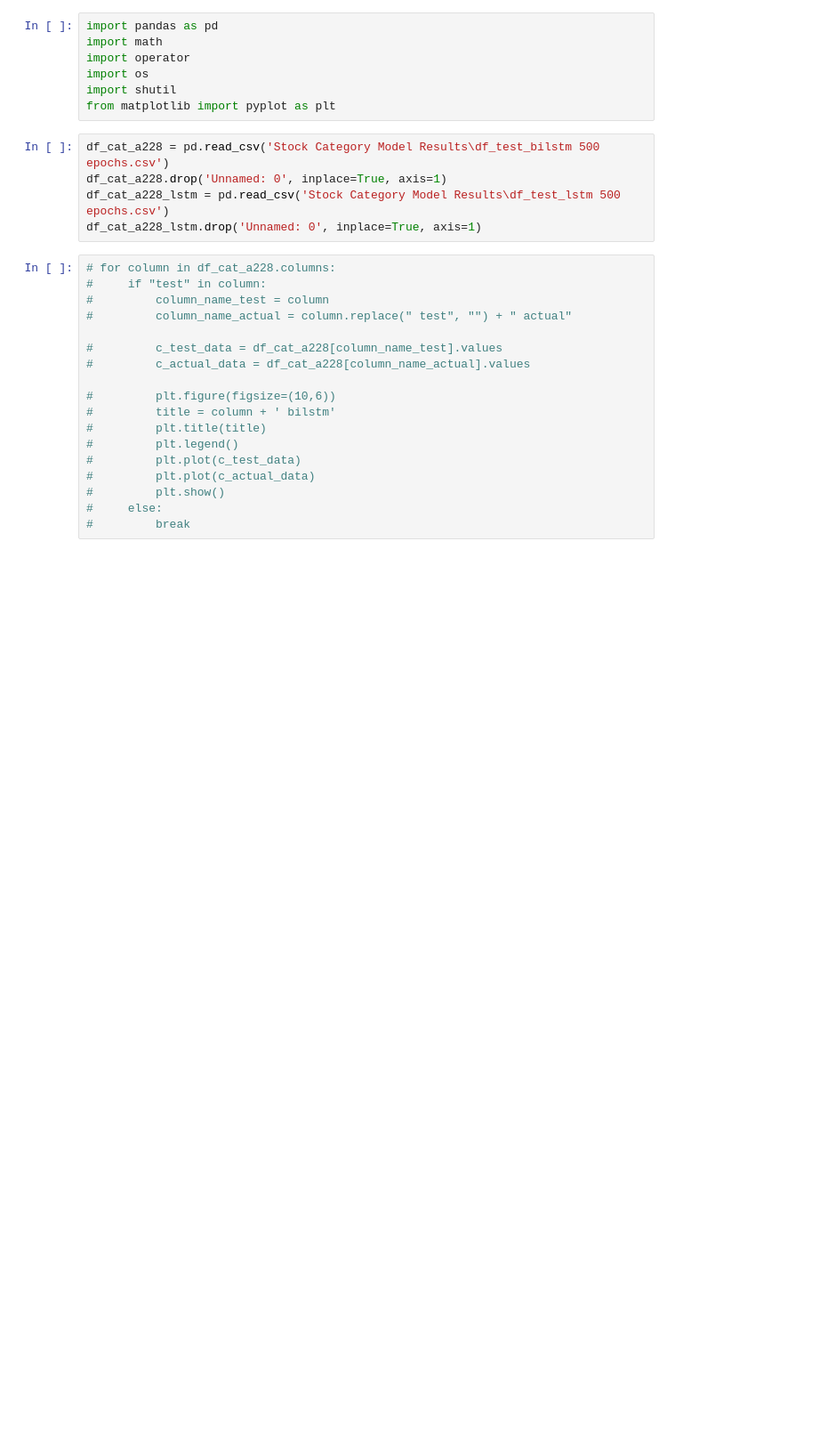
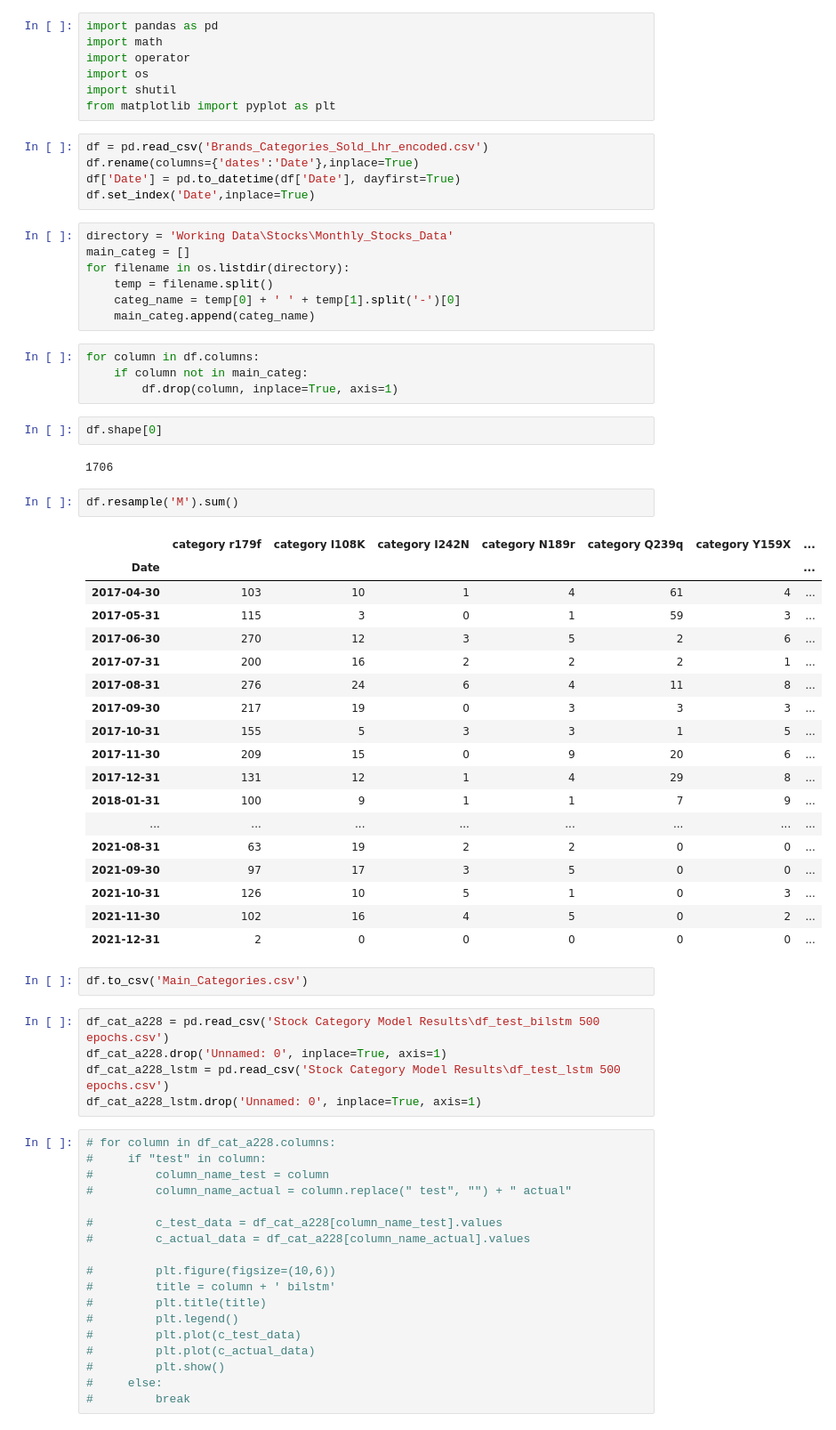
Before and after one commit to hn05012/Capstone-Project-Sales-and-Stock-forecasting, a Jupyter notebook: Rough work/EDA_stocks.ipynb, the cells around one changed output. Shown: that part at 89% size. Saved outputs shown, nothing was run; the diff lists cells and outputs as text; blank space fills up the shorter version.

Commit message:
main categories file created

```diff
--- a/Rough work/EDA_stocks.ipynb
+++ b/Rough work/EDA_stocks.ipynb
@@ -5,6 +5,49 @@ import operator
 import os
 import shutil
 from matplotlib import pyplot as plt
+# %%
+df = pd.read_csv('Brands_Categories_Sold_Lhr_encoded.csv')
+df.rename(columns={'dates':'Date'},inplace=True)
+df['Date'] = pd.to_datetime(df['Date'], dayfirst=True)
+df.set_index('Date',inplace=True)
+# %%
+directory = 'Working Data\Stocks\Monthly_Stocks_Data'
+main_categ = []
+for filename in os.listdir(directory):
+    temp = filename.split()
+    categ_name = temp[0] + ' ' + temp[1].split('-')[0]
+    main_categ.append(categ_name)
+# %%
+for column in df.columns:
+    if column not in main_categ:
+        df.drop(column, inplace=True, axis=1)
+# %%
+df.shape[0]
+# %% [output]
+1706
+# %%
+df.resample('M').sum()
+# %% [output]
+|  | category r179f | category I108K | category I242N | category N189r | category Q239q | category Y159X | ... |
+| Date |  |  |  |  |  |  | ... |
+| 2017-04-30 | 103 | 10 | 1 | 4 | 61 | 4 | ... |
+| 2017-05-31 | 115 | 3 | 0 | 1 | 59 | 3 | ... |
+| 2017-06-30 | 270 | 12 | 3 | 5 | 2 | 6 | ... |
+| 2017-07-31 | 200 | 16 | 2 | 2 | 2 | 1 | ... |
+| 2017-08-31 | 276 | 24 | 6 | 4 | 11 | 8 | ... |
+| 2017-09-30 | 217 | 19 | 0 | 3 | 3 | 3 | ... |
+| 2017-10-31 | 155 | 5 | 3 | 3 | 1 | 5 | ... |
+| 2017-11-30 | 209 | 15 | 0 | 9 | 20 | 6 | ... |
+| 2017-12-31 | 131 | 12 | 1 | 4 | 29 | 8 | ... |
+| 2018-01-31 | 100 | 9 | 1 | 1 | 7 | 9 | ... |
+| ... | ... | ... | ... | ... | ... | ... | ... |
+| 2021-08-31 | 63 | 19 | 2 | 2 | 0 | 0 | ... |
+| 2021-09-30 | 97 | 17 | 3 | 5 | 0 | 0 | ... |
+| 2021-10-31 | 126 | 10 | 5 | 1 | 0 | 3 | ... |
+| 2021-11-30 | 102 | 16 | 4 | 5 | 0 | 2 | ... |
+| 2021-12-31 | 2 | 0 | 0 | 0 | 0 | 0 | ... |
+# %%
+df.to_csv('Main_Categories.csv')
 # %%
 df_cat_a228 = pd.read_csv('Stock Category Model Results\df_test_bilstm 500 epochs.csv')
 df_cat_a228.drop('Unnamed: 0', inplace=True, axis=1)
```
Also changed, not shown: 2 other files.
